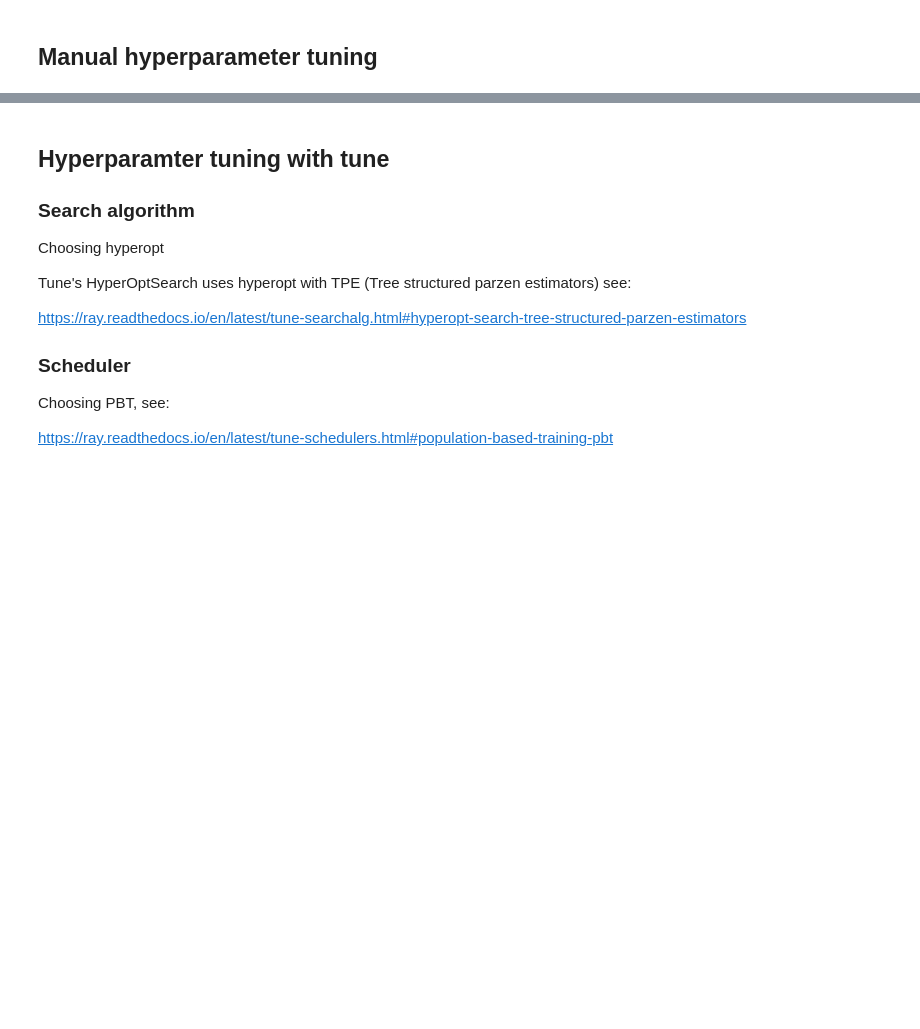
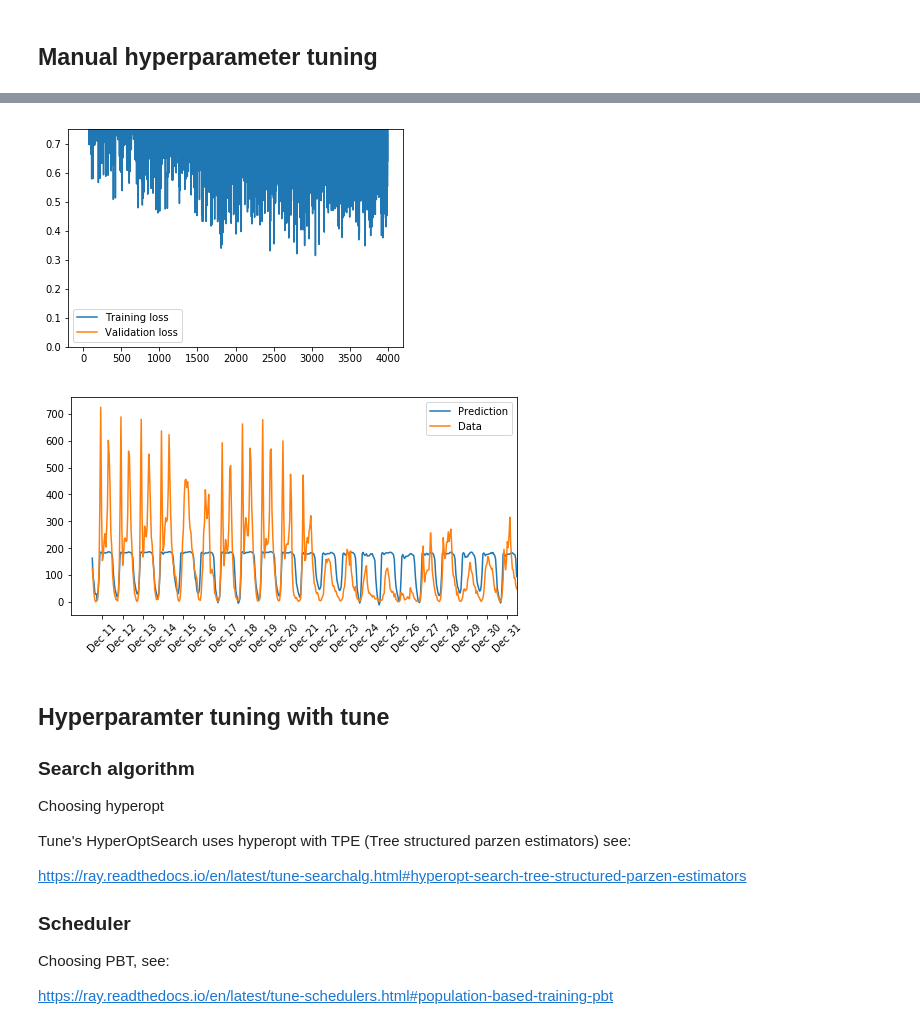
Before and after one commit to TobiasSunderdiek/hyperparameter-tuning-with-tune, a Jupyter notebook: predicting_bike_sharing_data_with_tune_for_hyperparameter_tuning.ipynb, the cells around one changed output, grey strips where cells are left out. Cells and saved outputs as stored; diff of their text form; code cells hidden in the pictures; blank space fills up the shorter version.

```diff
--- a/predicting_bike_sharing_data_with_tune_for_hyperparameter_tuning.ipynb
+++ b/predicting_bike_sharing_data_with_tune_for_hyperparameter_tuning.ipynb
@@ -319,4 +322,5 @@ def test(model_to_test, features, targets):
 hyperparameter = {'learning_rate': 0.5, 'hidden_nodes': 25, 'epochs': 4000, 'batch_size': 128}
 
 trained_model = train_validate_with_tune_tracking(train_set, valid_set, hyperparameter)
-test(trained_model, torch.tensor(features_test.values).double(), torch.tensor(targets_test.values).double())
+test(trained_model, torch.tensor(features_test.values).float(), torch.tensor(targets_test.values).float())
+# %% [output]
@@ -323,3 +329,5 @@ test(trained_model, torch.tensor(features_test.values).double(), torch.tensor(ta
+[figure, added]
+[figure, added]
 # %% [markdown]
 ## Hyperparamter tuning with tune
 
```
Also changed, not shown: parts of 12 cells of this notebook.
